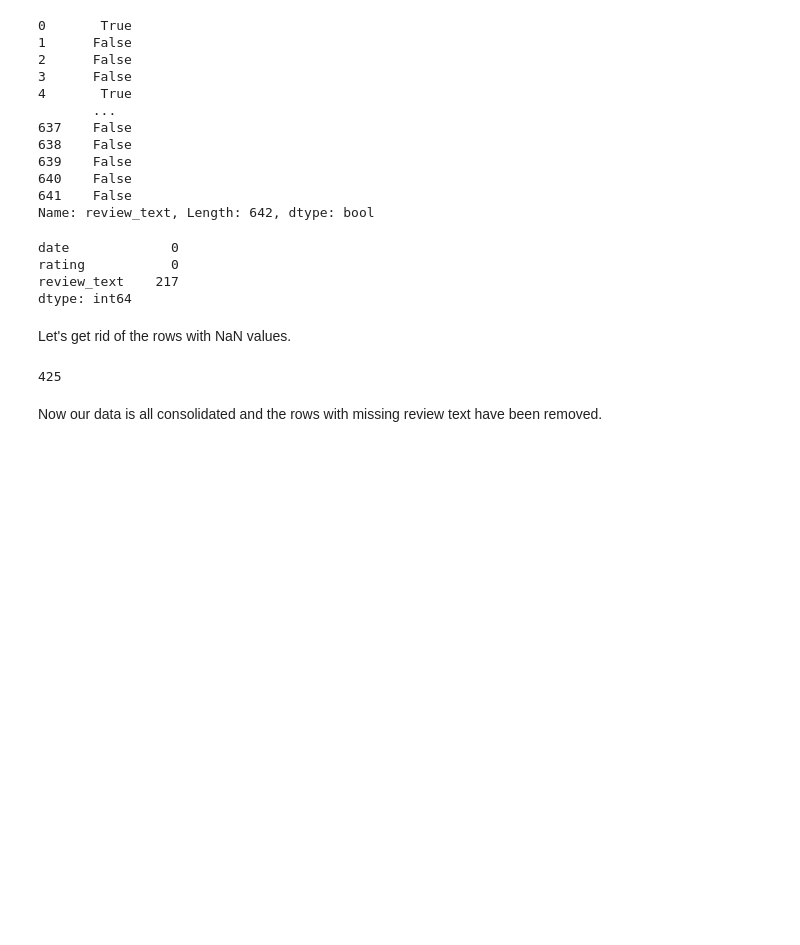
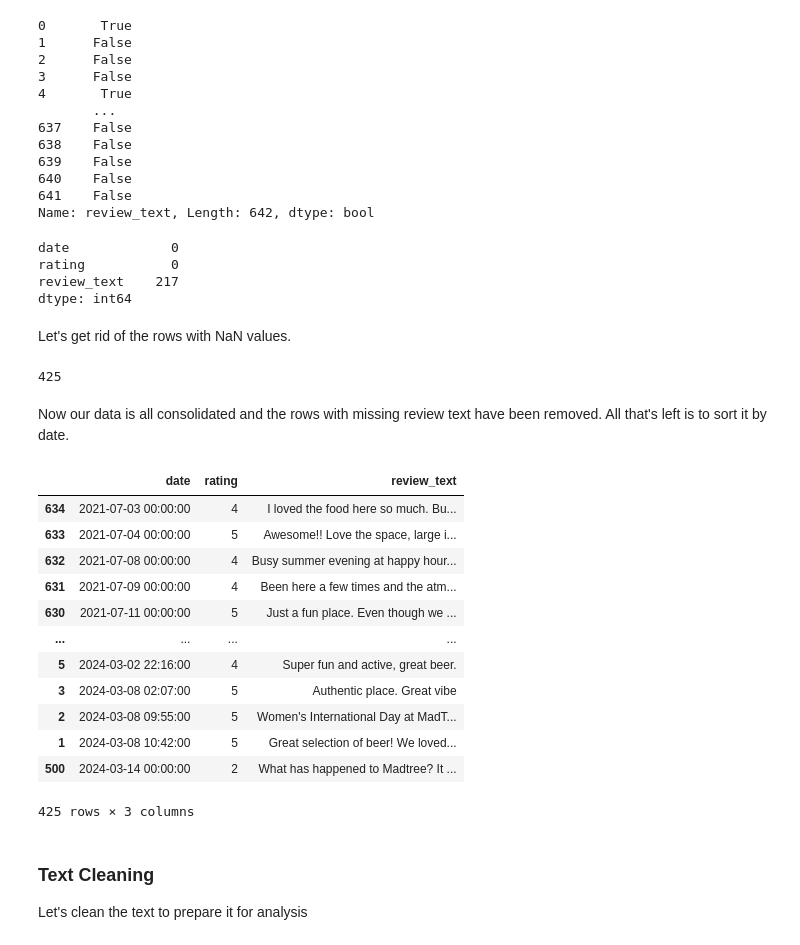
Before and after one commit to cyborgrob/MT_Reviews_SA, a Jupyter notebook: consolidate_reviews.ipynb, the cells around one changed output. Saved outputs shown, nothing was run; the diff lists cells and outputs as text; code cells hidden in the pictures; blank space fills up the shorter version.

```diff
--- a/consolidate_reviews.ipynb
+++ b/consolidate_reviews.ipynb
@@ -149,5 +149,23 @@ len(cleaned_df) # Should be 642 - 217 = 425
 # %% [output]
 425
 # %% [markdown]
-Now our data is all consolidated and the rows with missing review text have been removed.
+Now our data is all consolidated and the rows with missing review text have been removed. All that's left is to sort it by date.
+# %%
+sorted_df = cleaned_df.sort_values(by='date')
+# %%
+sorted_df
+# %% [output]
+|  | date | rating | review_text |
+| 634 | 2021-07-03 00:00:00 | 4 | I loved the food here so much. Bu... |
+| 633 | 2021-07-04 00:00:00 | 5 | Awesome!! Love the space, large i... |
+| 632 | 2021-07-08 00:00:00 | 4 | Busy summer evening at happy hour... |
+| 631 | 2021-07-09 00:00:00 | 4 | Been here a few times and the atm... |
+| 630 | 2021-07-11 00:00:00 | 5 | Just a fun place. Even though we ... |
+| ... | ... | ... | ... |
+| 5 | 2024-03-02 22:16:00 | 4 | Super fun and active, great beer. |
+| 3 | 2024-03-08 02:07:00 | 5 | Authentic place. Great vibe |
+| 2 | 2024-03-08 09:55:00 | 5 | Women's International Day at MadT... |
+| 1 | 2024-03-08 10:42:00 | 5 | Great selection of beer! We loved... |
+| 500 | 2024-03-14 00:00:00 | 2 | What has happened to Madtree? It ... |
+425 rows × 3 columns
 # %%
@@ -155,0 +183,3 @@ cleaned_df.to_csv("cleaned.csv", index=False)
+# %% [markdown]
+### Text Cleaning
+Let's clean the text to prepare it for analysis
```
Also changed, not shown: parts of 12 cells of this notebook.
